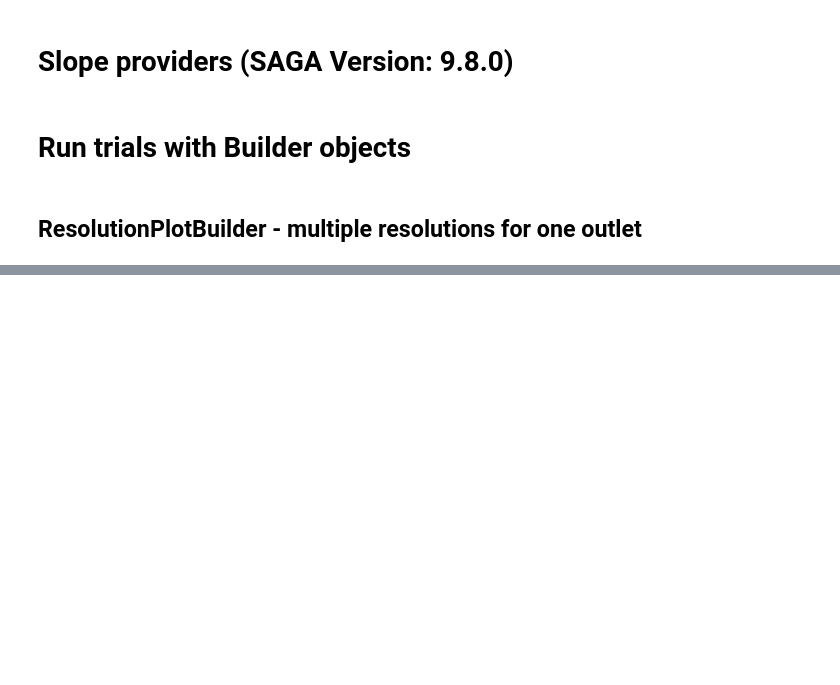
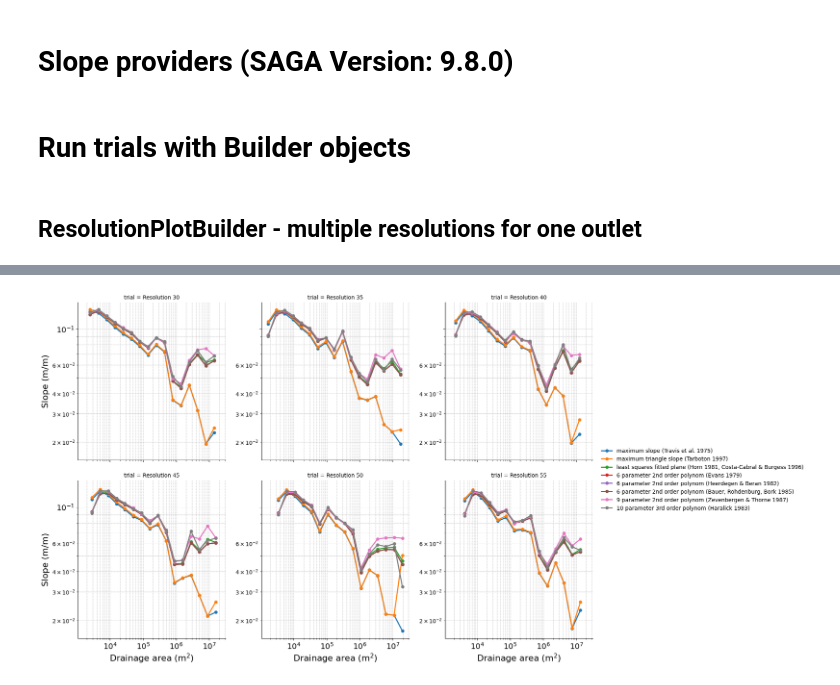
Before and after one commit to alecsandrei/slope-area, a Jupyter notebook: notebooks/03_custom_slope_providers.ipynb, the cells around one changed output, grey strips where cells are left out. Cells and saved outputs as stored; diff of their text form; code cells hidden in the pictures; blank space fills up the shorter version.

Commit message:
update 03_custom_slope_providers'

```diff
--- a/notebooks/03_custom_slope_providers.ipynb
+++ b/notebooks/03_custom_slope_providers.ipynb
@@ -46,6 +48,7 @@ hydrologic_analysis_config = HydrologicAnalysisConfig(
 plot_config = SlopeAreaPlotConfig(
     hue='slope_type',
     col='trial',
+    row=None,
     log_interval=0.25,
     min_gradient=0.01,
     col_wrap=-1,
@@ -74,17 +77,14 @@ outlets = Outlets.from_gdf(gdf, name_field='name')
 # Slope providers (SAGA Version: 9.8.0)
 # %%
 slope_providers = {
-    provider.__class__.__name__: provider
-    for provider in (
-        MaxSlope(),
-        MaxTSlope(),
-        LsqPlane(),
-        PolynomE(),
-        PolynomHB(),
-        PolynomBRB(),
-        PolynomZT(),
-        PolynomH(),
-    )
+    'maximum slope (Travis et al. 1975)': MaxSlope(),
+    'maximum triangle slope (Tarboton 1997)': MaxTSlope(),
+    'least squares fitted plane (Horn 1981, Costa-Cabral & Burgess 1996)': LsqPlane(),
+    '6 parameter 2nd order polynom (Evans 1979)': PolynomE(),
+    '6 parameter 2nd order polynom (Heerdegen & Beran 1982)': PolynomHB(),
+    '6 parameter 2nd order polynom (Bauer, Rohdenburg, Bork 1985)': PolynomBRB(),
+    '9 parameter 2nd order polynom (Zevenbergen & Thorne 1987)': PolynomZT(),
+    '10 parameter 3rd order polynom (Haralick 1983)': PolynomH(),
 }
 # %% [markdown]
 # Run trials with Builder objects
@@ -97,6 +97,7 @@ builder_config = BuilderConfig(
     hydrologic_analysis_config=hydrologic_analysis_config,
     out_dir=out_dir_resolution_builder,
     out_fig=out_fig_resolution_builder,
+    method=SlopeAreaMethod.STREAMS,
     plot_config=plot_config,
     max_workers=max_workers,
     slope_providers=slope_providers,
@@ -119,0 +116 @@ WARNING: Interior pit cells were found within the input DEM. It is likely that t
+[figure, added]
```
Also changed, not shown: parts of 3 cells of this notebook, 1 other file.
